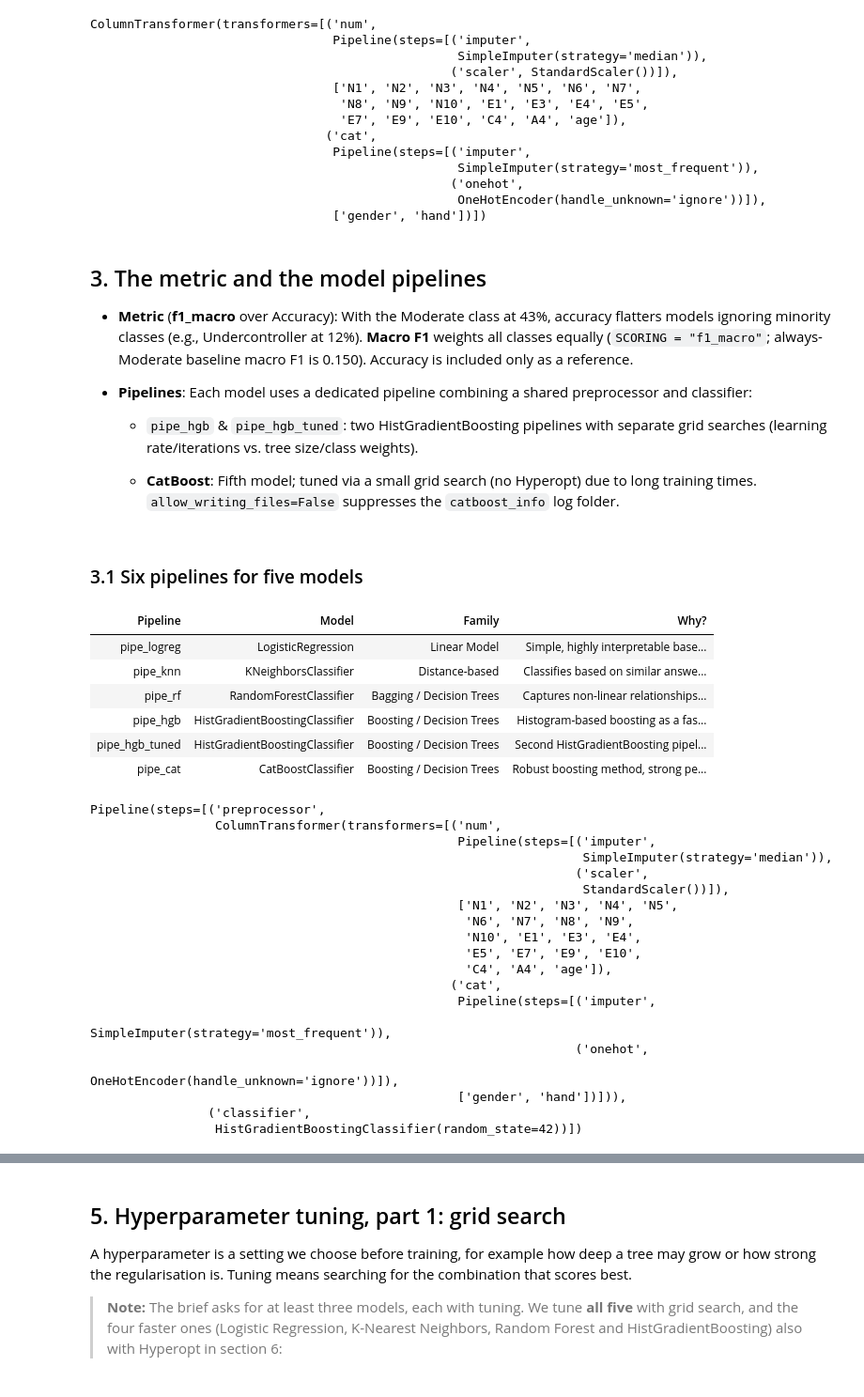
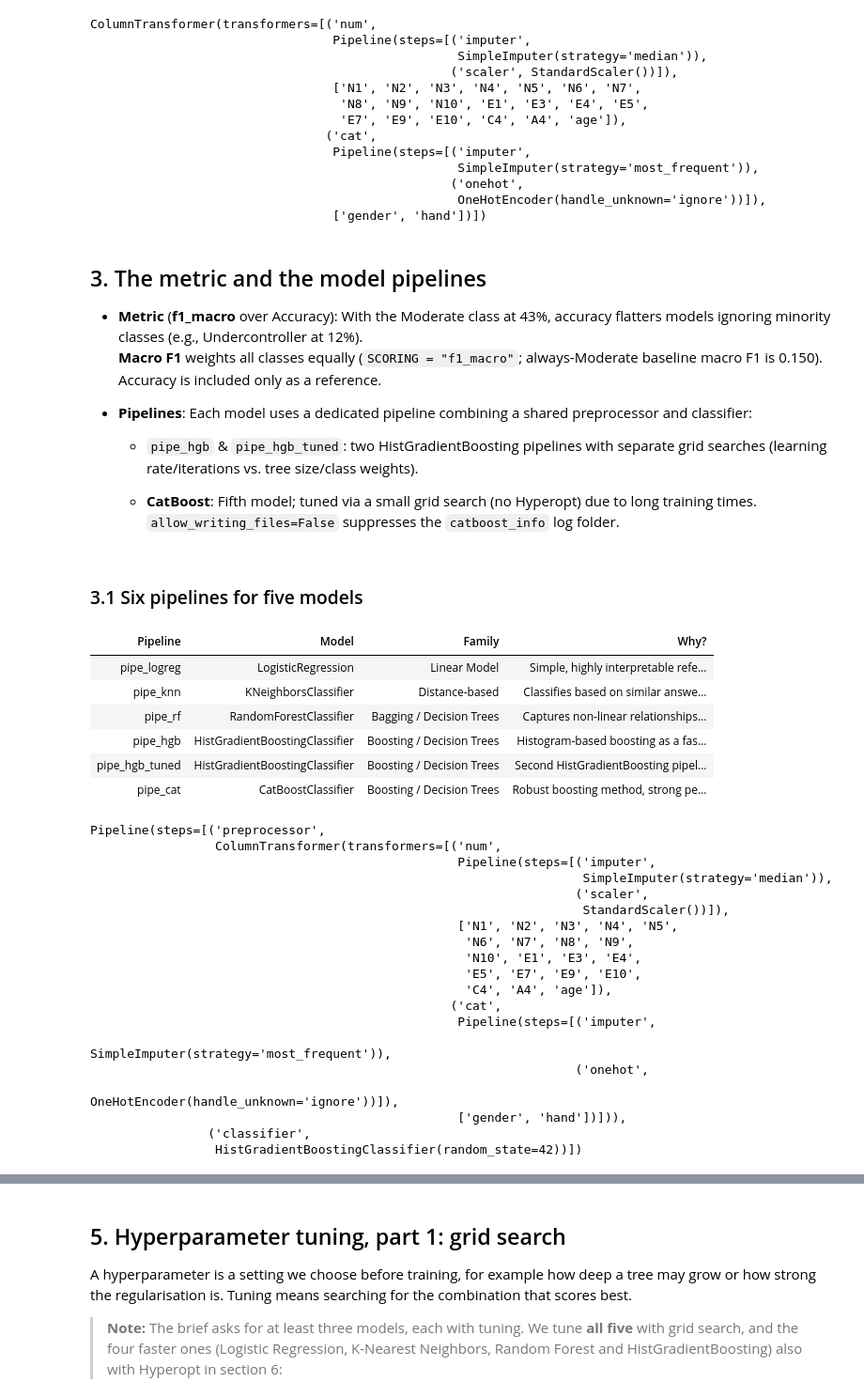
Before and after one commit to MaWeDu/big-five-personality, a Jupyter notebook: modeling.ipynb, the cells around one changed output, grey strips where cells are left out. Shown at 94% size. Cells and saved outputs as stored; diff of their text form; code cells hidden in the pictures.

```diff
--- a/modeling.ipynb
+++ b/modeling.ipynb
@@ -339,7 +363,8 @@ ColumnTransformer(transformers=[('num',
                                  ['gender', 'hand'])])
 # %% [markdown]
 ## 3. The metric and the model pipelines
-* **Metric** (**f1_macro** over Accuracy): With the Moderate class at 43%, accuracy flatters models ignoring minority classes (e.g., Undercontroller at 12%). **Macro F1** weights all classes equally (`SCORING = "f1_macro"`; always-Moderate baseline macro F1 is 0.150). Accuracy is included only as a reference.
+* **Metric** (**f1_macro** over Accuracy): With the Moderate class at 43%, accuracy flatters models ignoring minority classes (e.g., Undercontroller at 12%).<br>
+**Macro F1** weights all classes equally (`SCORING = "f1_macro"`; always-Moderate baseline macro F1 is 0.150). Accuracy is included only as a reference.
 
 * **Pipelines**: Each model uses a dedicated pipeline combining a shared preprocessor and classifier:
 
@@ -402,7 +427,7 @@ df_pipelines = pd.DataFrame([
         "Pipeline": "<code>pipe_logreg</code>",
         "Model": "LogisticRegression",
         "Family": "Linear Model",
-        "Why?": "Simple, highly interpretable baseline."
+        "Why?": "Simple, highly interpretable reference model."
     },
     {
         "Pipeline": "<code>pipe_knn</code>",
@@ -431,46 +456,48 @@ df_pipelines = pd.DataFrame([
     {
         "Pipeline": "<code>pipe_cat</code>",
         "Model": "CatBoostClassifier",
         "Family": "Boosting / Decision Trees",
         "Why?": "Robust boosting method, strong performance on structured data."
     }
 ])
-
 html_table = f"""
-<table style="width:100%; border-collapse:collapse; margin:12px 0; font-size:14px; font-family:sans-serif; text-align:left;">
+<table style="width:100%; max-width:850px; border-collapse:collapse; margin:12px 0;
+              font-size:14px; font-family:sans-serif; text-align:left;">
     <thead>
-        <tr style="background:{THEME['success_bg']}; border-bottom:2px solid {THEME['success_border']};">
-            <th style="padding:10px 14px; color:{THEME['primary']};">Pipeline</th>
-            <th style="padding:10px 14px; color:{THEME['primary']};">Model</th>
-            <th style="padding:10px 14px; color:{THEME['primary']};">Family</th>
-            <th style="padding:10px 14px; color:{THEME['primary']};">Why?</th>
+        <tr style="background:{THEME['success_bg']};
+                   border-bottom:2px solid {THEME['success_border']};">
+            <th style="padding:10px 14px; color:{THEME['primary']}; text-align:left;">Pipeline</th>
+            <th style="padding:10px 14px; color:{THEME['primary']}; text-align:left;">Model</th>
+            <th style="padding:10px 14px; color:{THEME['primary']}; text-align:left;">Family</th>
+            <th style="padding:10px 14px; color:{THEME['primary']}; text-align:left;">Why?</th>
         </tr>
     </thead>
     <tbody>
 """
 
 for i, row in df_pipelines.iterrows():
-    bg_color = "#fcfdfd" if i % 2 == 0 else f"{THEME['success_bg']}55"
+    bg_color = "#ffffff" if i % 2 == 0 else f"{THEME['success_bg']}55"
+
     html_table += f"""
         <tr style="background:{bg_color}; border-bottom:1px solid #eaeaea;">
-            <td style="padding:10px 14px;">{row['Pipeline']}</td>
-            <td style="padding:10px 14px;">{row['Model']}</td>
-            <td style="padding:10px 14px;">{row['Family']}</td>
-            <td style="padding:10px 14px;">{row['Why?']}</td>
+            <td style="padding:10px 14px; text-align:left;">{row['Pipeline']}</td>
+            <td style="padding:10px 14px; text-align:left;">{row['Model']}</td>
+            <td style="padding:10px 14px; text-align:left;">{row['Family']}</td>
+            <td style="padding:10px 14px; text-align:left;">{row['Why?']}</td>
         </tr>
     """
 
 html_table += """
     </tbody>
 </table>
 """
 
 display(HTML(html_table))
 
 display(pipe_hgb)   # show one pipeline as an example: the shared preprocessor + the classifier
 # %% [output]
 | Pipeline | Model | Family | Why? |
-| pipe_logreg | LogisticRegression | Linear Model | Simple, highly interpretable base... |
+| pipe_logreg | LogisticRegression | Linear Model | Simple, highly interpretable refe... |
 | pipe_knn | KNeighborsClassifier | Distance-based | Classifies based on similar answe... |
 | pipe_rf | RandomForestClassifier | Bagging / Decision Trees | Captures non-linear relationships... |
 | pipe_hgb | HistGradientBoostingClassifier | Boosting / Decision Trees | Histogram-based boosting as a fas... |
```
Also changed, not shown: parts of 20 cells of this notebook, 9 other files.
